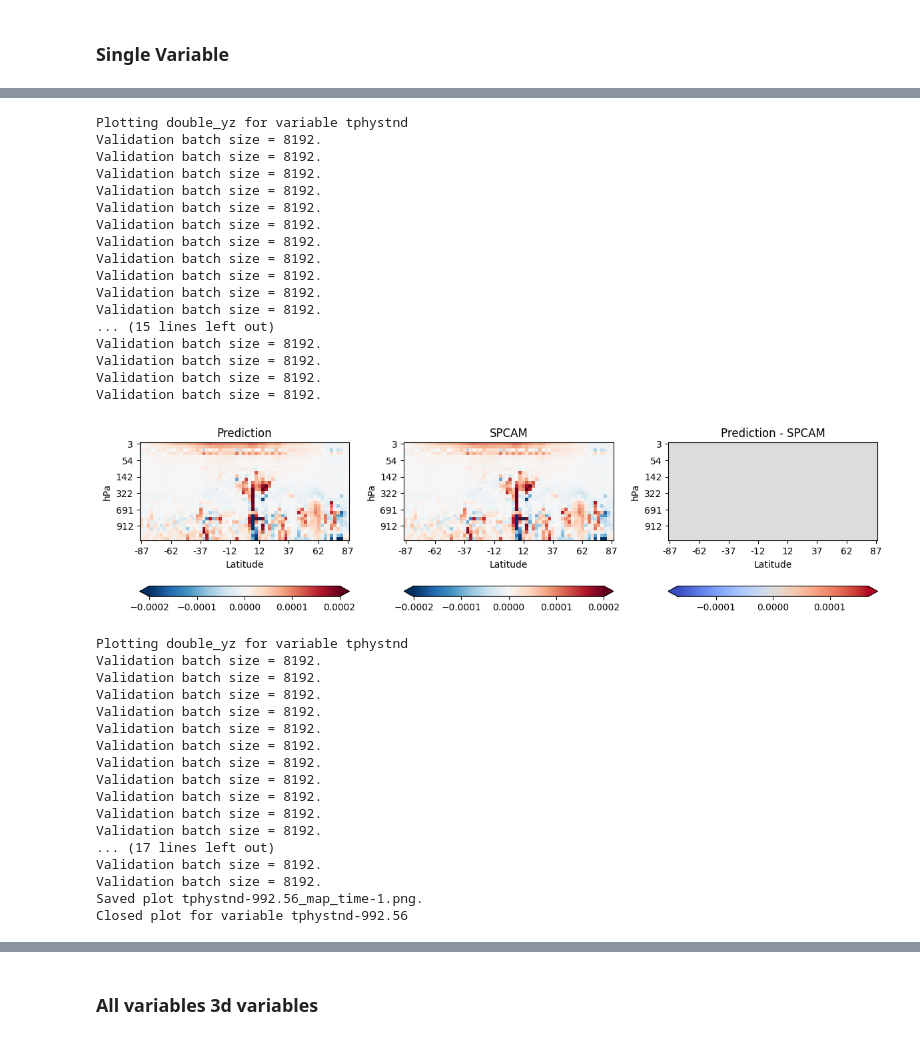
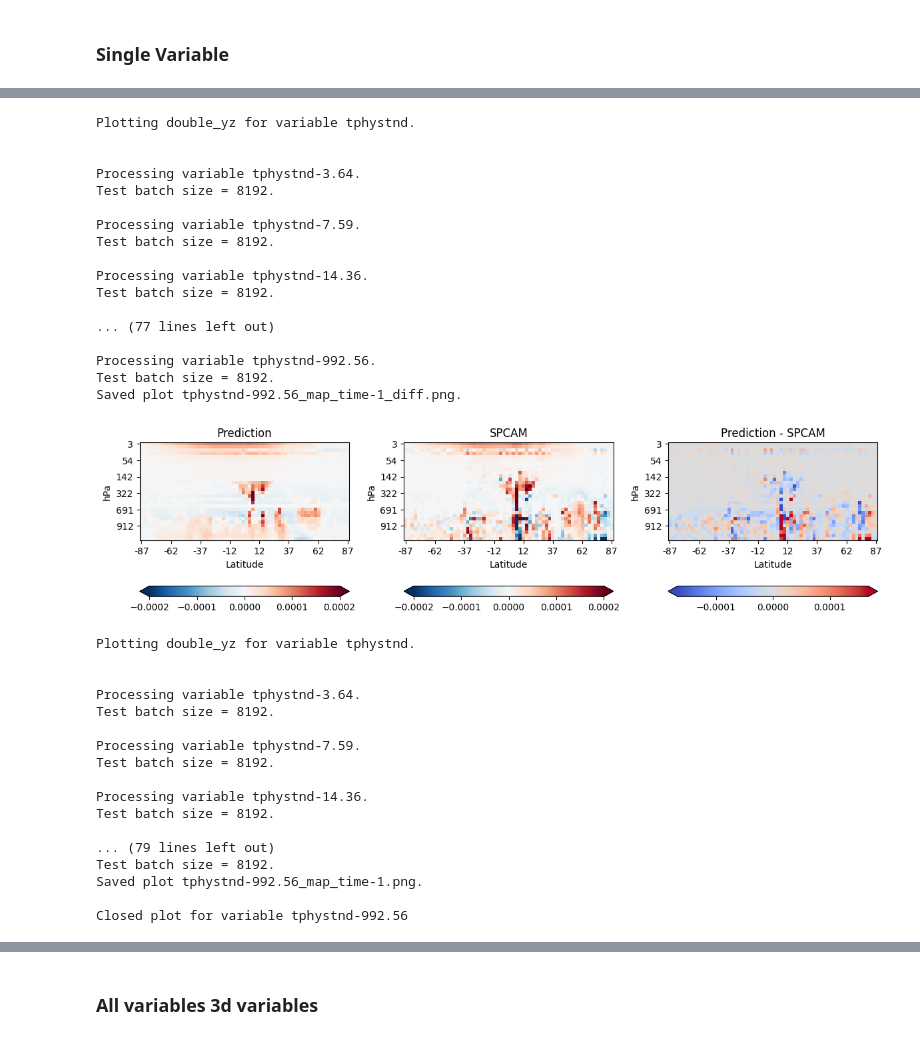
Before and after one commit to EyringMLClimateGroup/kuehbacher24ICMLA_PCMasking, a Jupyter notebook: notebooks_castle_offline_evaluation/castle_offline_evaluation_plot_cross_section.ipynb, the cells around one changed output, grey strips where cells are left out. Saved outputs shown, nothing was run; the diff lists cells and outputs as text; code cells hidden in the pictures.

```diff
--- a/notebooks_castle_offline_evaluation/castle_offline_evaluation_plot_cross_section.ipynb
+++ b/notebooks_castle_offline_evaluation/castle_offline_evaluation_plot_cross_section.ipynb
@@ -35,7 +36,7 @@ Using `tqdm.autonotebook.tqdm` in notebook mode. Use `tqdm.tqdm` instead to forc
 # %% [markdown]
 ## Load trained CASTLE models
 # %%
-argv  = ["-c", "../output_castle/training_7_mirrored/cfg_castle_NN_Creation.yml"]
-plot_dir = Path("../output_castle/training_7_mirrored/plots_offline_evaluation/plot_cross_section/")
+argv  = ["-c", "../output_castle/training_28_custom_mirrored_functional/cfg_castle_training_run_1.yml"]
+plot_dir = Path("../output_castle/training_28_custom_mirrored_functional/plots_offline_evaluation/run_1/plots_cross_section/")
 # %%
 castle_setup = SetupDiagnostics(argv)
@@ -121,47 +160,49 @@ Validation batch size = 8192.
 # %%
-fig, axes = castle_md.plot_double_yz(var, var_keys, itime=1, nTime=False, ilon=64, diff=True,
-                                     cmap='RdBu_r', stats=False)
+i_time = 1
+n_time = 1440
+fig, axes = castle_md.plot_double_yz(var, var_keys, itime=i_time, nTime=n_time, ilon=64, diff=True,
+                                     cmap='RdBu_r', stats=False, save=plot_dir)
 
 fig.show()
 # %% [output]
-Plotting double_yz for variable tphystnd
-Validation batch size = 8192.
-Validation batch size = 8192.
-Validation batch size = 8192.
-Validation batch size = 8192.
-Validation batch size = 8192.
-Validation batch size = 8192.
-Validation batch size = 8192.
-Validation batch size = 8192.
-Validation batch size = 8192.
-Validation batch size = 8192.
-Validation batch size = 8192.
-... (15 lines left out)
-Validation batch size = 8192.
-Validation batch size = 8192.
-Validation batch size = 8192.
-Validation batch size = 8192.
+Plotting double_yz for variable tphystnd.
+
+
+Processing variable tphystnd-3.64.
+Test batch size = 8192.
+
+Processing variable tphystnd-7.59.
+Test batch size = 8192.
+
+Processing variable tphystnd-14.36.
+Test batch size = 8192.
+
+... (77 lines left out)
+
+Processing variable tphystnd-992.56.
+Test batch size = 8192.
+Saved plot tphystnd-992.56_map_time-1_diff.png.
-[figure, old version]
+[figure, new version]
 # %%
 _ = castle_md.plot_double_yz(var, var_keys, itime=1, nTime=False, ilon=64, diff=False,
-                                     cmap='RdBu_r', save=plot_dir, stats=False, show_plot=False)
+                             cmap='RdBu_r', save=plot_dir, stats=False, show_plot=False)
 # %% [output]
-Plotting double_yz for variable tphystnd
-Validation batch size = 8192.
-Validation batch size = 8192.
-Validation batch size = 8192.
-Validation batch size = 8192.
-Validation batch size = 8192.
-Validation batch size = 8192.
-Validation batch size = 8192.
-Validation batch size = 8192.
-Validation batch size = 8192.
-Validation batch size = 8192.
-Validation batch size = 8192.
-... (17 lines left out)
-Validation batch size = 8192.
-Validation batch size = 8192.
+Plotting double_yz for variable tphystnd.
+
+
+Processing variable tphystnd-3.64.
+Test batch size = 8192.
+
+Processing variable tphystnd-7.59.
+Test batch size = 8192.
+
+Processing variable tphystnd-14.36.
+Test batch size = 8192.
+
+... (79 lines left out)
+Test batch size = 8192.
 Saved plot tphystnd-992.56_map_time-1.png.
+
 Closed plot for variable tphystnd-992.56
 # %%
 # Time step CAM=30min
```
Also changed, not shown: parts of 39 cells of this notebook, 5 other files.
